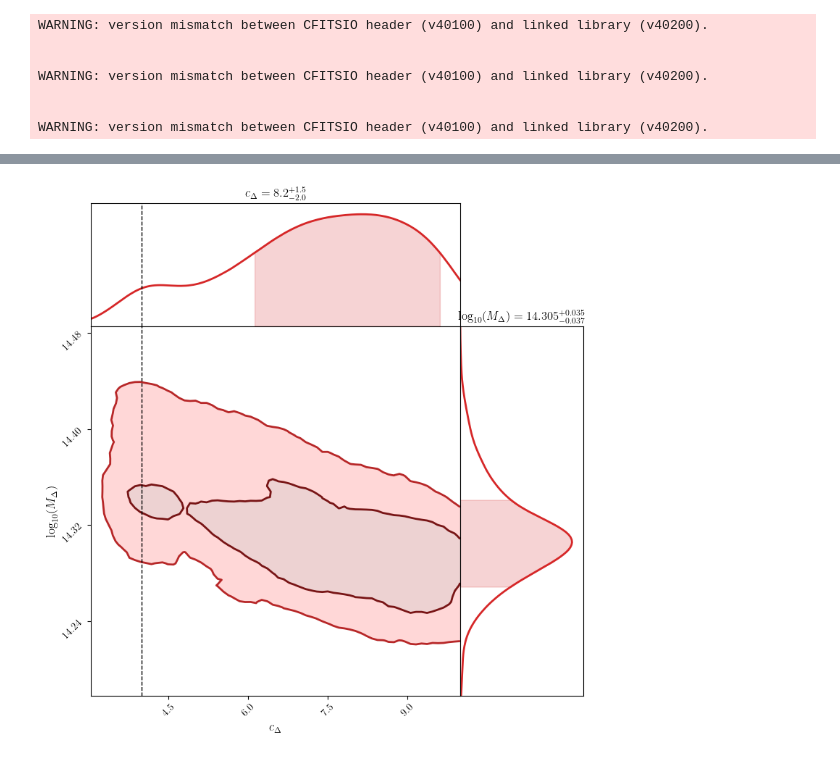
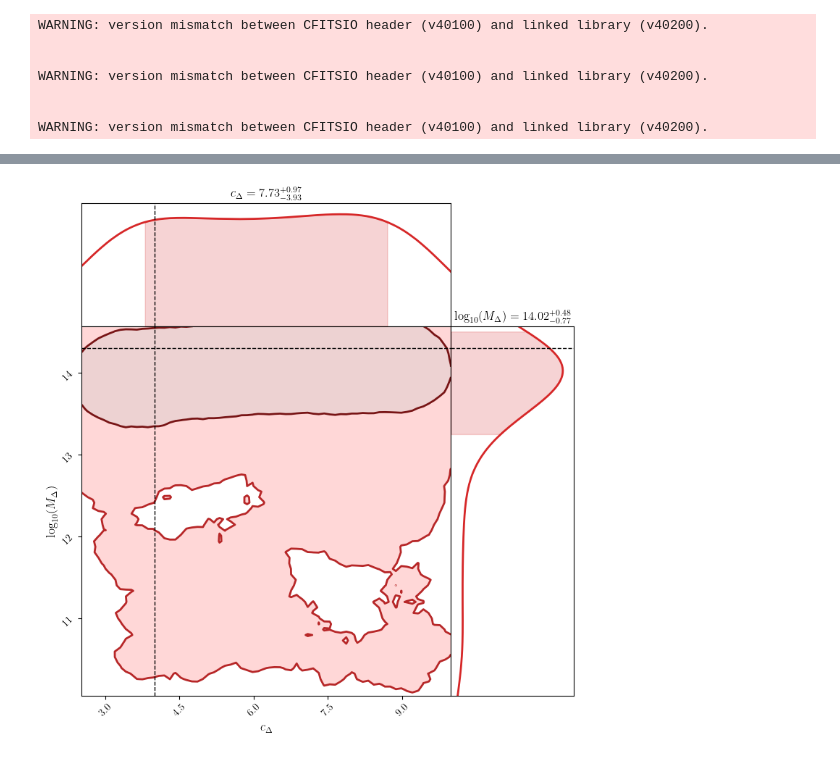
Before and after one commit to caioolivv/PhD, a Jupyter notebook: galaxy/wl_rebuild_test.ipynb, the cells around one changed output, grey strips where cells are left out. Cells and saved outputs as stored; diff of their text form; code cells hidden in the pictures.

```diff
--- a/galaxy/wl_rebuild_test.ipynb
+++ b/galaxy/wl_rebuild_test.ipynb
@@ -63,8 +63,8 @@ gsdp  = Nc.GalaxySDPositionSRDY1()
 gsdzp = Nc.GalaxySDZProxyGauss()
 gsds  = Nc.GalaxySDShapeGauss()
 
-gsdp.set_z_lim(Ncm.Vector.new_array([1e-6, 3.1]))
-gsdp.set_r_lim(Ncm.Vector.new_array([1e-6, 4.5]))
+gsdp.set_r_lim(Ncm.Vector.new_array([1e-6, 6]))
+gsdp.set_z_lim(Ncm.Vector.new_array([1e-6, 4.5]))
 gsdzp.set_z_lim(Ncm.Vector.new_array([1e-6, 4.5]))
 gsdzp.set_sigma(sigma_z)
 gsds.set_sigma(sigma_g)
@@ -77,13 +77,12 @@ for i in range(ngals):
     obs = gwll.gen(cosmo, dp, smd, cluster_z, rng)
     for j in range(3):
         obs_matrix.set(i, j, obs.get(j))
-        print(j, obs.get(j))
-    print('')
+    #     print(j, obs.get(j))
+    # print('')
 
 gwll.set_obs (obs_matrix)
 gwll.set_ndata (ndata)
-gwll.set_cut (cluster_z + 0.1, 2.4, 0.75, 3.0)
-gwll.set_scale_cut (scale)
+gwll.set_cut (3.0, 5.0)
 # %%
 ga = Ncm.ObjArray.new ()
 ga.add (gwll)
@@ -155,13 +185,13 @@ from chainconsumer import ChainConsumer
 # %%
-# rows = np.array([mcat.peek_row(i).dup_array() for i in range(nwalkers, mcat.len())])
-# params = ["$" + mcat.col_symb(i) + "$" for i in range (mcat.ncols())]
+rows = np.array([mcat.peek_row(i).dup_array() for i in range(nwalkers * 40, mcat.len())])
+params = ["$" + mcat.col_symb(i) + "$" for i in range (mcat.ncols())]
 
-# partial = ChainConsumer ()
-# partial.add_chain(rows[:,1:], parameters=params[1:], name=f"$\sigma_{{\epsilon^s}} = {sigma_g}$")
-# partial.configure(spacing=0.0, usetex=True, colors='#D62728', shade=True, shade_alpha=0.2, bar_shade=True, smooth=True, kde=True, legend_color_text=False, linewidths=2)
+partial = ChainConsumer ()
+partial.add_chain(rows[:,1:], parameters=params[1:], name=f"$\sigma_{{\epsilon^s}} = {sigma_g}$")
+partial.configure(spacing=0.0, usetex=True, colors='#D62728', shade=True, shade_alpha=0.2, bar_shade=True, smooth=True, kde=True, legend_color_text=False, linewidths=2)
 
-# CC_fig = partial.plotter.plot(figsize=(8, 8), truth=[4, 14.301])
+CC_fig = partial.plotter.plot(figsize=(8, 8), truth=[4, 14.301])
 
-# fig = plt.figure(num=CC_fig, figsize=(8,8), dpi=300, facecolor="white")
+fig = plt.figure(num=CC_fig, figsize=(8,8), dpi=300, facecolor="white")
 # %% [output]
-[figure, old version]
+[figure, new version]
```
Also changed, not shown: parts of 3 cells of this notebook.
